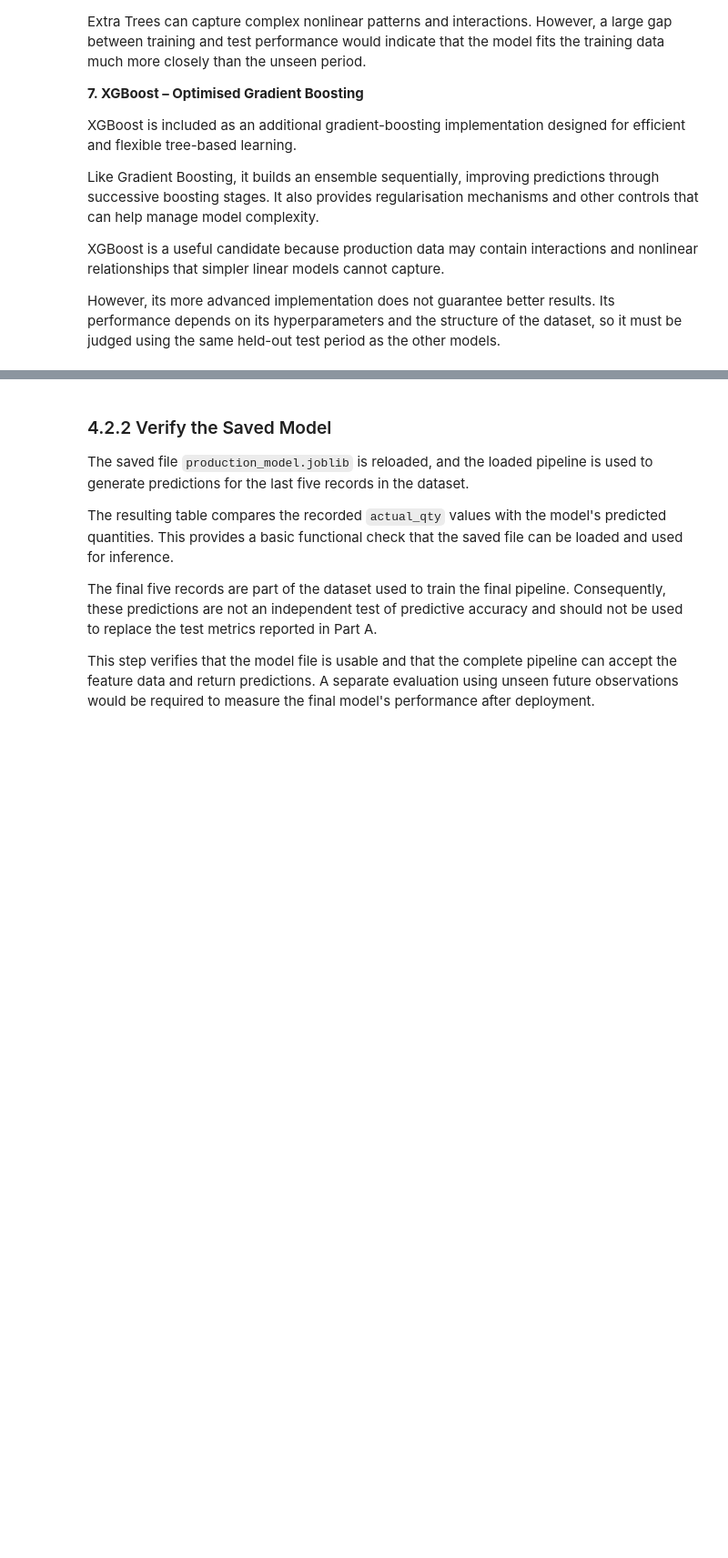
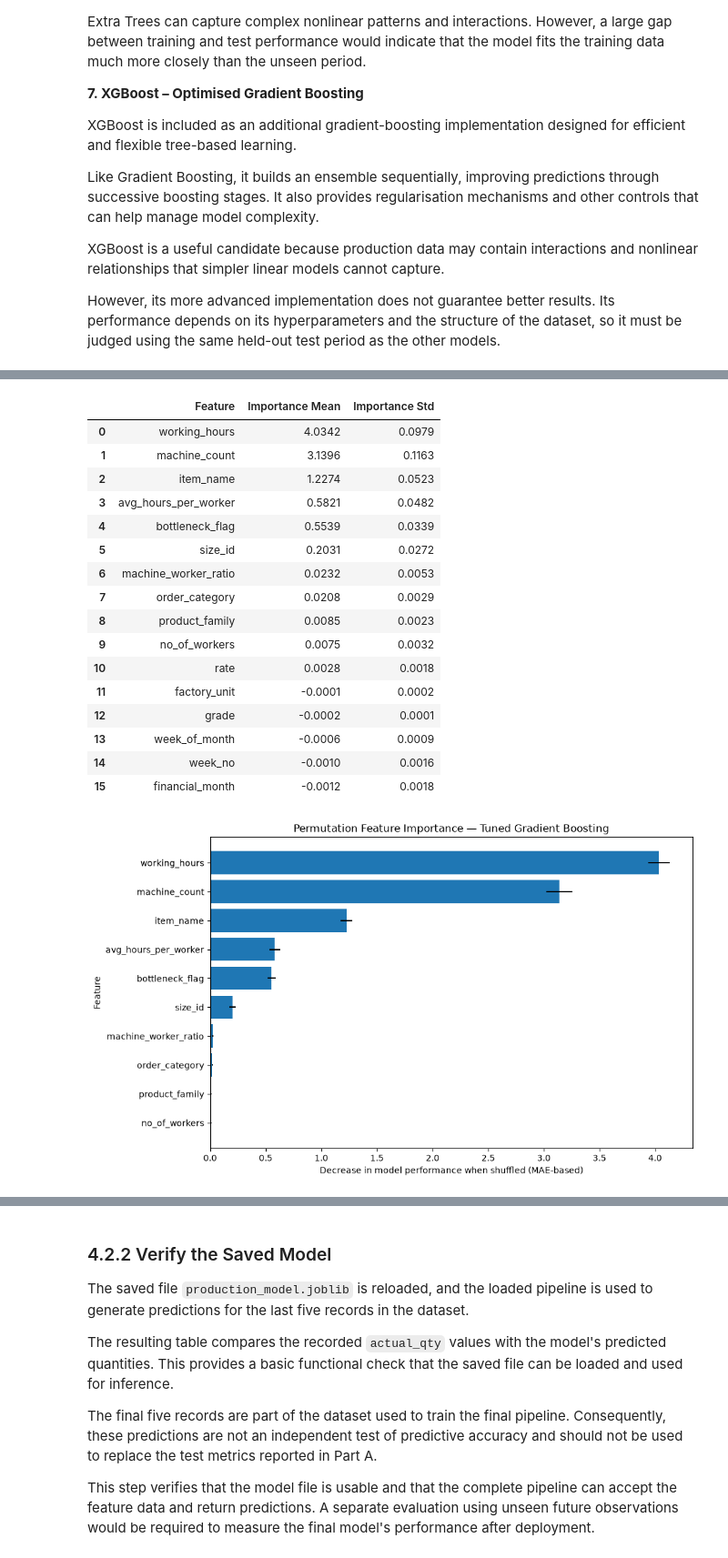
Before and after one commit to visurarodrigo/production-DI, a Jupyter notebook: notebooks/04_Model_Selection_and_Training.ipynb, the cells around one changed output, grey strips where cells are left out. Shown at 91% size. Drawn from its saved outputs; the diff is of its cells as text; code cells hidden in the pictures; blank space fills up the shorter version.

```diff
--- a/notebooks/04_Model_Selection_and_Training.ipynb
+++ b/notebooks/04_Model_Selection_and_Training.ipynb
@@ -306,20 +314,13 @@ XGBoost is a useful candidate because production data may contain interactions a
 
 However, its more advanced implementation does not guarantee better results. Its performance depends on its hyperparameters and the structure of the dataset, so it must be judged using the same held-out test period as the other models.
 # %%
-# Define the seven candidate regression models
 models = {
     'Linear Regression': LinearRegression(),
     'Ridge Regression': Ridge(),
-    'Lasso Regression': Lasso(max_iter=10000),
-    'Random Forest': RandomForestRegressor(random_state=42, n_jobs=1),
+    'Lasso Regression': Lasso(alpha=0.1),
+    'Random Forest': RandomForestRegressor(random_state=42, n_jobs=-1),
     'Gradient Boosting': GradientBoostingRegressor(random_state=42),
-    'Extra Trees': ExtraTreesRegressor(random_state=42, n_jobs=1),
-    'XGBoost': XGBRegressor(
-        random_state=42,
-        n_jobs=1,
-        objective='reg:squarederror'
-    )
+    'Extra Trees': ExtraTreesRegressor(random_state=42, n_jobs=-1),
+    'XGBoost': XGBRegressor(random_state=42, n_jobs=-1)
 }
-
-print("Number of candidate models:", len(models))
 # %% [markdown]
@@ -486,0 +408,23 @@ Residuals are calculated as actual production quantity minus predicted productio
+# %%
+results = []
+
+for name, model in models.items():
+    pipeline = Pipeline(steps=[('preprocessor', clone(preprocessor)), ('model', model)])
+
+    pipeline.fit(X_train, y_train)
+
+    y_train_pred = pipeline.predict(X_train)
+    y_test_pred = pipeline.predict(X_test)
+
+    results.append({
+        'Model': name,
+        'Train R²': round(r2_score(y_train, y_train_pred), 3),
+        'Test R²': round(r2_score(y_test, y_test_pred), 3),
+        'Train MAE': round(mean_absolute_error(y_train, y_train_pred), 3),
+        'Test MAE': round(mean_absolute_error(y_test, y_test_pred), 3),
+        'Train RMSE': round(np.sqrt(mean_squared_error(y_train, y_train_pred)), 3),
+        'Test RMSE': round(np.sqrt(mean_squared_error(y_test, y_test_pred)), 3)
+    })
+
+results_df = pd.DataFrame(results)
+print(results_df.to_markdown(index=False))
@@ -540,34 +724,53 @@ perm_result = permutation_importance(
     n_jobs=-1
 )
 
 importance_df = pd.DataFrame({
     'Feature': X_test.columns,
     'Importance Mean': perm_result.importances_mean,
     'Importance Std': perm_result.importances_std
 }).sort_values(
     'Importance Mean',
     ascending=False
 ).reset_index(drop=True)
 
 display(importance_df.round(4))
 
 # Plot the 10 most important features
 top_features = importance_df.head(10).sort_values(
     'Importance Mean',
     ascending=True
 )
 
 plt.figure(figsize=(10, 6))
 plt.barh(
     top_features['Feature'],
     top_features['Importance Mean'],
     xerr=top_features['Importance Std']
 )
 plt.xlabel('Decrease in model performance when shuffled (MAE-based)')
 plt.ylabel('Feature')
-plt.title(f'Permutation Feature Importance — {best_model_name}')
+plt.title('Permutation Feature Importance — Tuned Gradient Boosting')
 plt.tight_layout()
 plt.show()
+# %% [output]
+|  | Feature | Importance Mean | Importance Std |
+| 0 | working_hours | 4.0342 | 0.0979 |
+| 1 | machine_count | 3.1396 | 0.1163 |
+| 2 | item_name | 1.2274 | 0.0523 |
+| 3 | avg_hours_per_worker | 0.5821 | 0.0482 |
+| 4 | bottleneck_flag | 0.5539 | 0.0339 |
+| 5 | size_id | 0.2031 | 0.0272 |
+| 6 | machine_worker_ratio | 0.0232 | 0.0053 |
+| 7 | order_category | 0.0208 | 0.0029 |
+| 8 | product_family | 0.0085 | 0.0023 |
+| 9 | no_of_workers | 0.0075 | 0.0032 |
+| 10 | rate | 0.0028 | 0.0018 |
+| 11 | factory_unit | -0.0001 | 0.0002 |
+| 12 | grade | -0.0002 | 0.0001 |
+| 13 | week_of_month | -0.0006 | 0.0009 |
+| 14 | week_no | -0.0010 | 0.0016 |
+| 15 | financial_month | -0.0012 | 0.0018 |
+[figure, added]
 # %% [markdown]
 # 4.2 Part B – Final Training and Saving
 
```
Also changed, not shown: parts of 26 cells of this notebook.
